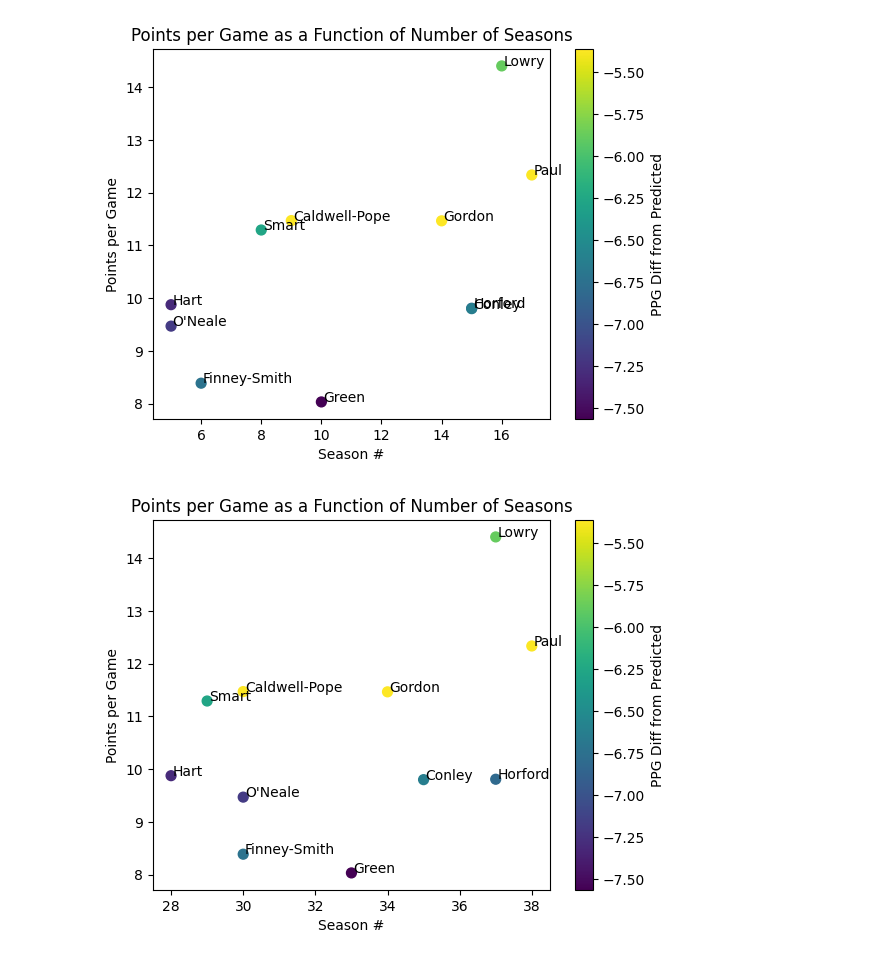
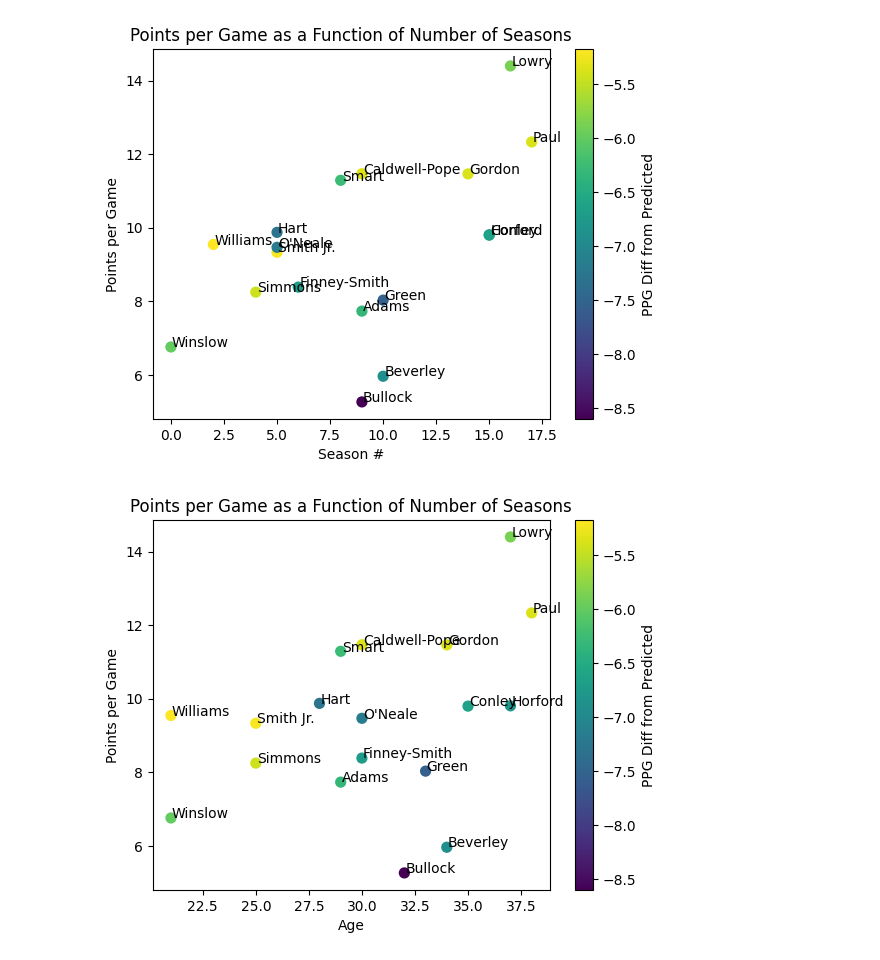
Before and after one commit to mariohoxha42/NBA-Analytics, a Jupyter notebook: notebooks/basketballProject/visuals/published-analysis/prediction-points/active-based/active-minus.ipynb, the cells around one changed output. Saved outputs shown, nothing was run; the diff lists cells and outputs as text; code cells hidden in the pictures.

Commit message:
improving visuals

```diff
--- a/notebooks/basketballProject/visuals/published-analysis/prediction-points/active-based/active-minus.ipynb
+++ b/notebooks/basketballProject/visuals/published-analysis/prediction-points/active-based/active-minus.ipynb
@@ -4,27 +4,31 @@ import numpy as np
 import matplotlib.pyplot as plt
 # %%
 active_data = pd.read_csv('C:/Github Repo/NBA-Analytics/data/basketballProject/prediction-files/predicted-data.csv')
-active_data = active_data.drop(columns=["Unnamed: 0","Unnamed: 0.1","Unnamed: 0.2","index"])
-active_sliced = active_data[(active_data["PPG_PRED"] > 15) & (active_data["PPG_PRED_DIFF"] < -5)]
+cleaned_data = active_data.drop(columns=["Unnamed: 0","Unnamed: 0.1","Unnamed: 0.2","index"])
+sliced_data = cleaned_data[(cleaned_data["PPG_PRED"] > 12.5) & (cleaned_data["PPG_PRED_DIFF"] < -5)]
 # %%
-multi_var_x = ["SEASON_NO","AGE","MPG"]
-for var_x in multi_var_x:
+comp_vars = ["SEASON_NO/Season #","AGE/Age","MPG/Minutes per Game"]
+for var in comp_vars:
+   var_x,var_xlabel = var.split("/")
    var_y = "PPG"
    var_c = "PPG_PRED_DIFF"
    chart_title = "Points per Game as a Function of Number of Seasons"
-   ax = active_sliced.plot.scatter(x=var_x, y=var_y, c=var_c, title=chart_title, s=50)
+   ax = sliced_data.plot.scatter(x=var_x, y=var_y, c=var_c, title=chart_title, s=50)
 
    # Annotate each data point
-   for i, txt in enumerate(active_sliced["PLAYER"]):
-      ax.annotate(txt.split(" ")[-1], (active_sliced[var_x].iat[i]+0.05, active_sliced[var_y].iat[i]))
+   for i, txt in enumerate(sliced_data["PLAYER"]):
+      player_name = txt.split(" ")[-1]
+      if player_name == "Jr.":
+         player_name = txt.split(" ")[-2] + " " + txt.split(" ")[-1]
+      ax.annotate(player_name, (sliced_data[var_x].iat[i]+0.05, sliced_data[var_y].iat[i]))
 
-   ax.set_xlabel("Season #")
+   ax.set_xlabel(var_xlabel)
    ax.set_ylabel("Points per Game")
    f = plt.gcf()
    cax = f.get_axes()[1]
    cax.set_ylabel('PPG Diff from Predicted')
 
    plt.show()
 # %% [output]
-[figure, old version]
+[figure, new version]
-[figure, old version]
+[figure, new version]
```
Also changed, not shown: parts of 1 cell of this notebook, 3 other files.
